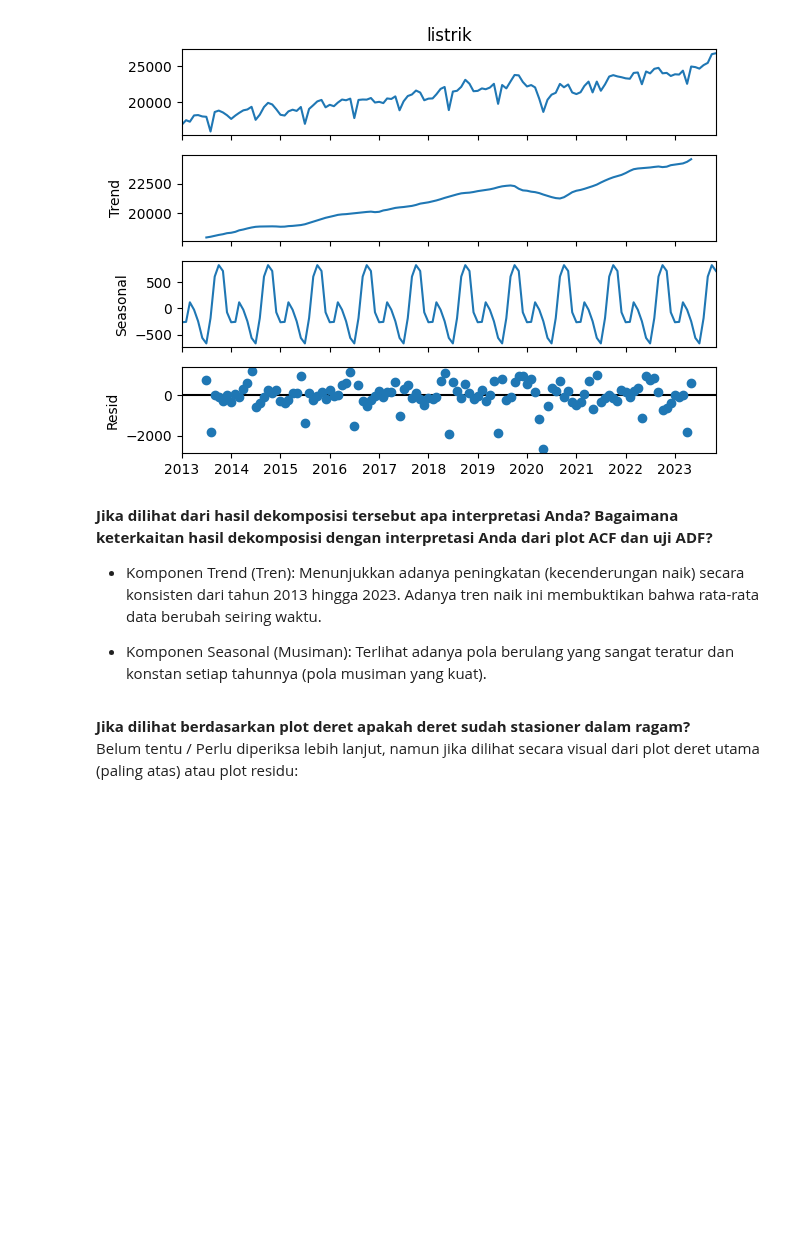
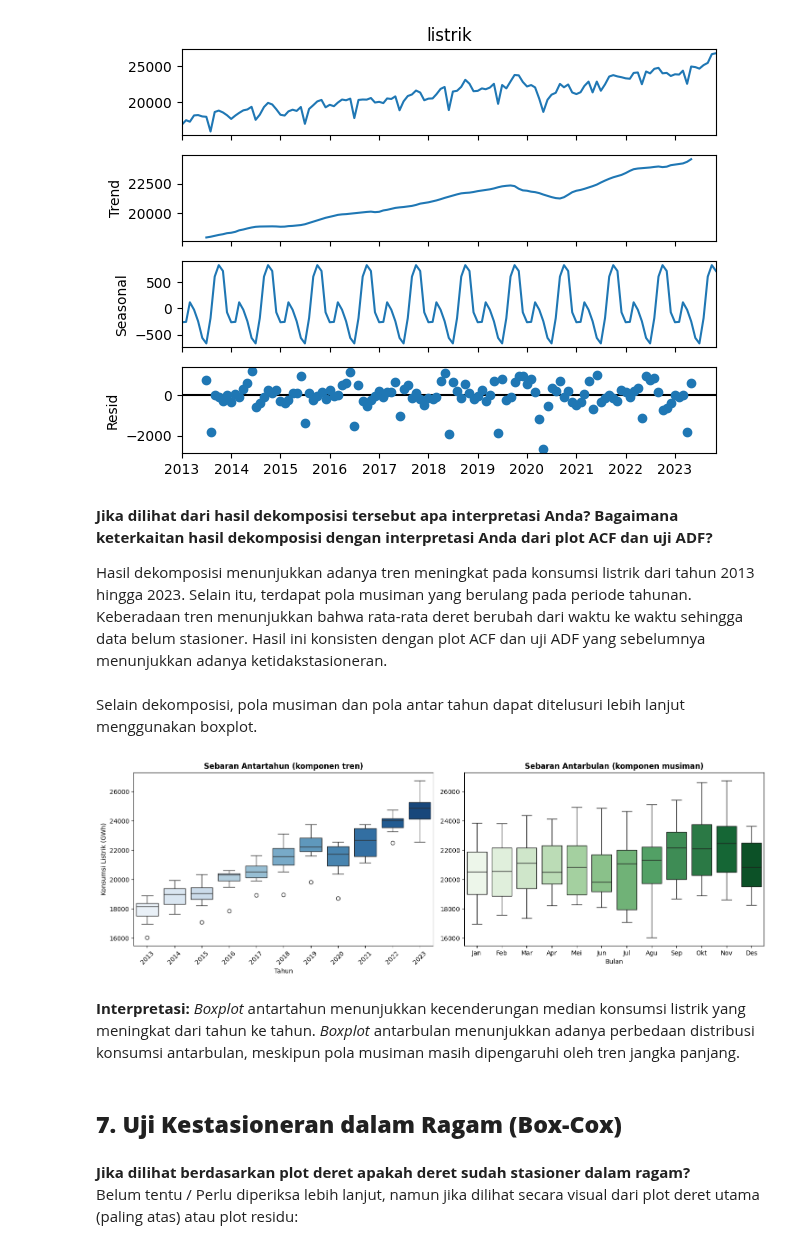
Before and after one commit to estyaprnm/Analisis-Deret-waktu, a Jupyter notebook: Tugas_Kelompok_7_Minggu_4.ipynb, the cells around one changed output. Cells and saved outputs as stored; diff of their text form; code cells hidden in the pictures; blank space fills up the shorter version.

```diff
--- a/Tugas_Kelompok_7_Minggu_4.ipynb
+++ b/Tugas_Kelompok_7_Minggu_4.ipynb
@@ -192,9 +187,33 @@ plt.show()
 # %% [markdown]
 **Jika dilihat dari hasil dekomposisi tersebut apa interpretasi Anda? Bagaimana keterkaitan hasil dekomposisi dengan interpretasi Anda dari plot ACF dan uji ADF?**
 
-*   Komponen Trend (Tren): Menunjukkan adanya peningkatan (kecenderungan naik) secara konsisten dari tahun 2013 hingga 2023. Adanya tren naik ini membuktikan bahwa rata-rata data berubah seiring waktu.
-
-*   Komponen Seasonal (Musiman): Terlihat adanya pola berulang yang sangat teratur dan konstan setiap tahunnya (pola musiman yang kuat).
+Hasil dekomposisi menunjukkan adanya tren meningkat pada konsumsi listrik dari tahun 2013 hingga 2023. Selain itu, terdapat pola musiman yang berulang pada periode tahunan. Keberadaan tren menunjukkan bahwa rata-rata deret berubah dari waktu ke waktu sehingga data belum stasioner. Hasil ini konsisten dengan plot ACF dan uji ADF yang sebelumnya menunjukkan adanya ketidakstasioneran.
+# %% [markdown]
+Selain dekomposisi, pola musiman dan pola antar tahun dapat ditelusuri lebih lanjut menggunakan boxplot.
+# %%
+# menyiapkan data untuk boxplot antartahun dan antarbulan
+pivot = nao[['year', 'month', 'listrik']].rename(columns={'year': 'tahun', 'month': 'bulan'})
+nama_bulan = ['Jan','Feb','Mar','Apr','Mei','Jun','Jul','Agu','Sep','Okt','Nov','Des']
+
+fig, ax = plt.subplots(1, 2, figsize=(15, 5))
+
+sns.boxplot(x=pivot['tahun'], y=pivot['listrik'], ax=ax[0], palette='Blues')
+ax[0].set_title('Sebaran Antartahun (komponen tren)', fontweight='bold')
+ax[0].set_xlabel('Tahun'); ax[0].set_ylabel('Konsumsi Listrik (GWh)')
+ax[0].tick_params(axis='x', rotation=45)
+
+sns.boxplot(x=pivot['bulan'], y=pivot['listrik'], ax=ax[1], palette='Greens')
+ax[1].set_title('Sebaran Antarbulan (komponen musiman)', fontweight='bold')
+ax[1].set_xlabel('Bulan'); ax[1].set_ylabel('')
+ax[1].set_xticklabels(nama_bulan)
+
+plt.tight_layout(); plt.show()
+# %% [output]
+[figure, added]
+# %% [markdown]
+**Interpretasi:** *Boxplot* antartahun menunjukkan kecenderungan median konsumsi listrik yang meningkat dari tahun ke tahun. *Boxplot* antarbulan menunjukkan adanya perbedaan distribusi konsumsi antarbulan, meskipun pola musiman masih dipengaruhi oleh tren jangka panjang.
+# %% [markdown]
+## **7. Uji Kestasioneran dalam Ragam (Box-Cox)**
 # %% [markdown]
 **Jika dilihat berdasarkan plot deret apakah deret sudah stasioner dalam ragam?**
 <br> Belum tentu / Perlu diperiksa lebih lanjut, namun jika dilihat secara visual dari plot deret utama (paling atas) atau plot residu:</br>
```
Also changed, not shown: parts of 51 cells of this notebook.
